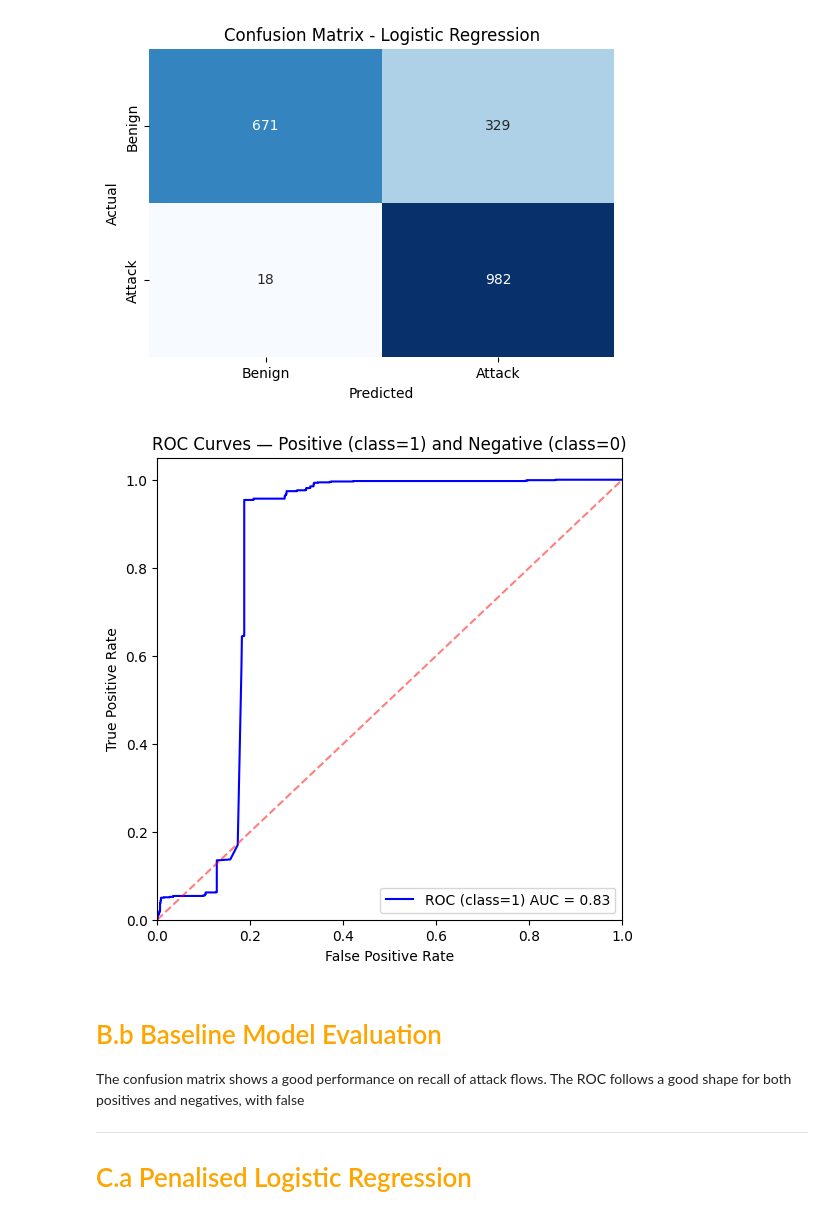
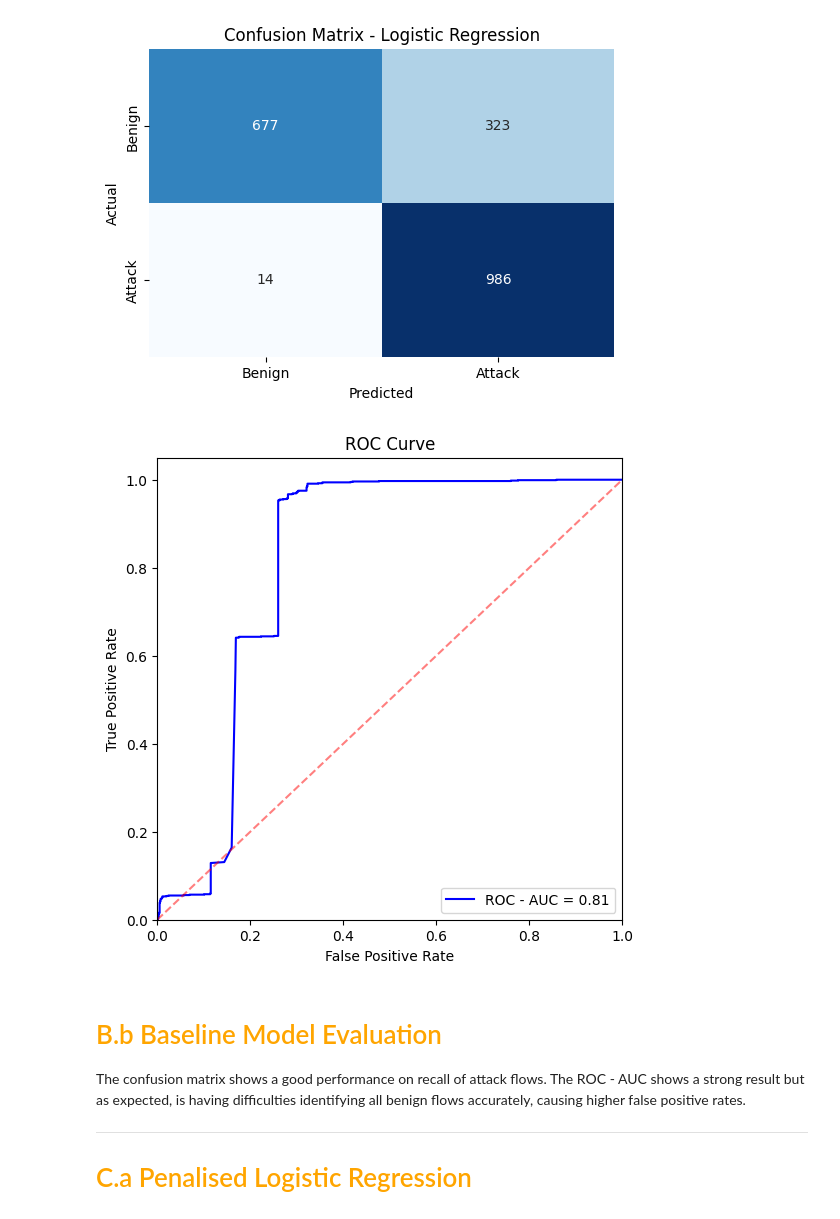
Before and after one commit to axeleth/Assignment, a Jupyter notebook: main.ipynb, the cells around one changed output. Saved outputs shown, nothing was run; the diff lists cells and outputs as text; code cells hidden in the pictures.

```diff
--- a/main.ipynb
+++ b/main.ipynb
@@ -1053,6 +1253,10 @@ Fitting Logistic Regression.
 # train test split
 
 X = q2_raw.drop(columns=['target'])
+# scale X
+scaler = StandardScaler()
+X_scaled = scaler.fit_transform(X)
+X = pd.DataFrame(X_scaled, columns=X.columns) # back to DF
 y = q2_raw['target']
 X_train, X_test, y_train, y_test = train_test_split(
     X, y, test_size=0.20, random_state=42, stratify=y
@@ -1092,29 +1295,28 @@ plt.show()
 [figure]
 # %%
 # ROC Curve
-from sklearn.metrics import roc_curve, auc
 prob_pos = model_lr.predict_proba(X_test)[:, 1]
 
 fpr_pos, tpr_pos, _ =  roc_curve(y_test, prob_pos)  # reuse existing arrays
 roc_auc_pos = roc_auc = auc(fpr_pos, tpr_pos)
 
 plt.figure(figsize=(6,6))
-plt.plot(fpr_pos, tpr_pos, color='blue', label=f'ROC (class=1) AUC = {roc_auc_pos:.2f}')
+plt.plot(fpr_pos, tpr_pos, color='blue', label=f'ROC - AUC = {roc_auc_pos:.2f}')
 
 plt.plot([0, 1], [0, 1], color='red', linestyle='--', alpha=0.5)
 plt.xlim([0.0, 1.0])
 plt.ylim([0.0, 1.05])
 plt.xlabel('False Positive Rate')
 plt.ylabel('True Positive Rate')
-plt.title('ROC Curves — Positive (class=1) and Negative (class=0)')
+plt.title('ROC Curve')
 plt.legend(loc="lower right")
 plt.show()
 # %% [output]
-[figure, old version]
+[figure, new version]
 # %% [markdown]
 <h1 style="color:orange">B.b Baseline Model Evaluation</h1>
 
-The confusion matrix shows a good performance on recall of attack flows. The ROC follows a good shape for both positives and negatives, with false
+The confusion matrix shows a good performance on recall of attack flows. The ROC - AUC shows a strong result but as expected, is having difficulties identifying all benign flows accurately, causing higher false positive rates.
 
 ---
 
```
Also changed, not shown: parts of 77 cells of this notebook, 3 other files.
